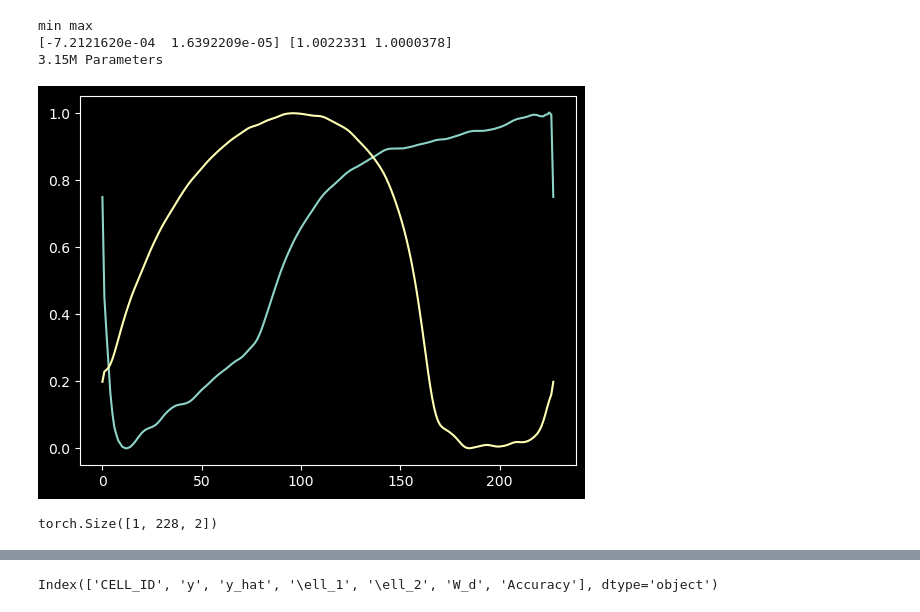
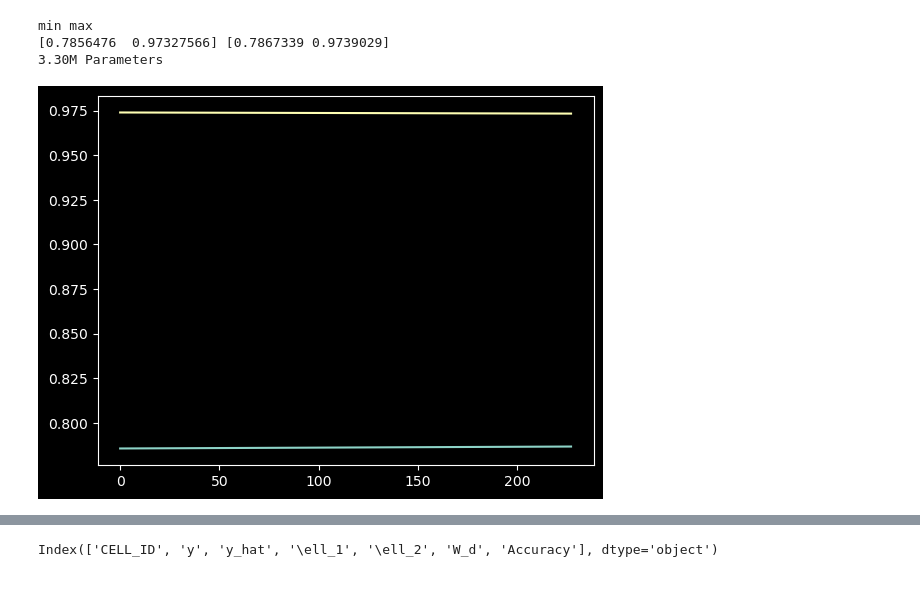
Before and after one commit to louisleger/cell-cycle, a Jupyter notebook: result_dycep.ipynb, the cells around one changed output, grey strips where cells are left out. Cells and saved outputs as stored; diff of their text form; code cells hidden in the pictures.

```diff
--- a/result_dycep.ipynb
+++ b/result_dycep.ipynb
@@ -17,41 +17,37 @@ model.to(DEVICE)
 
 track_path = PATH + "track_datasets/control_mm/train/images/"
 label_path = PATH + "track_datasets/control_mm/train/labels/"
 
 #########
 # test on one track
 #########
 
 track_name = "0607.1629.npy"
 # getting one sequence to check the model
 imgs = torch.tensor(
     np.load(track_path + track_name, allow_pickle=True),
     dtype=torch.float32,
-)[:, [2], :, :]
+)[:, [1], :, :]
 
 
 label = torch.tensor(
     np.load(label_path + track_name).reshape(2, -1).T,
     dtype=torch.float32,
 )
 
 imgs, label = imgs.to(DEVICE), label.to(DEVICE)
 
 zz = model.forward(imgs[None, :, :, :])
 zz = zz.detach().cpu().numpy().squeeze()
 plt.plot(zz)
 print("min max")
 print(zz.min(0), zz.max(0))
 print(hc(model), "Parameters")
 # %% [output]
 min max
-[-7.2121620e-04  1.6392209e-05] [1.0022331 1.0000378]
-3.15M Parameters
+[0.7856476  0.97327566] [0.7867339 0.9739029]
+3.30M Parameters
-[figure, old version]
+[figure, new version]
-# %%
-zz.shape
-# %% [output]
-torch.Size([1, 228, 2])
 # %%
 imgs.shape
 imgs = torch.tensor(
```
Also changed, not shown: parts of 11 cells of this notebook, 2 other files.
